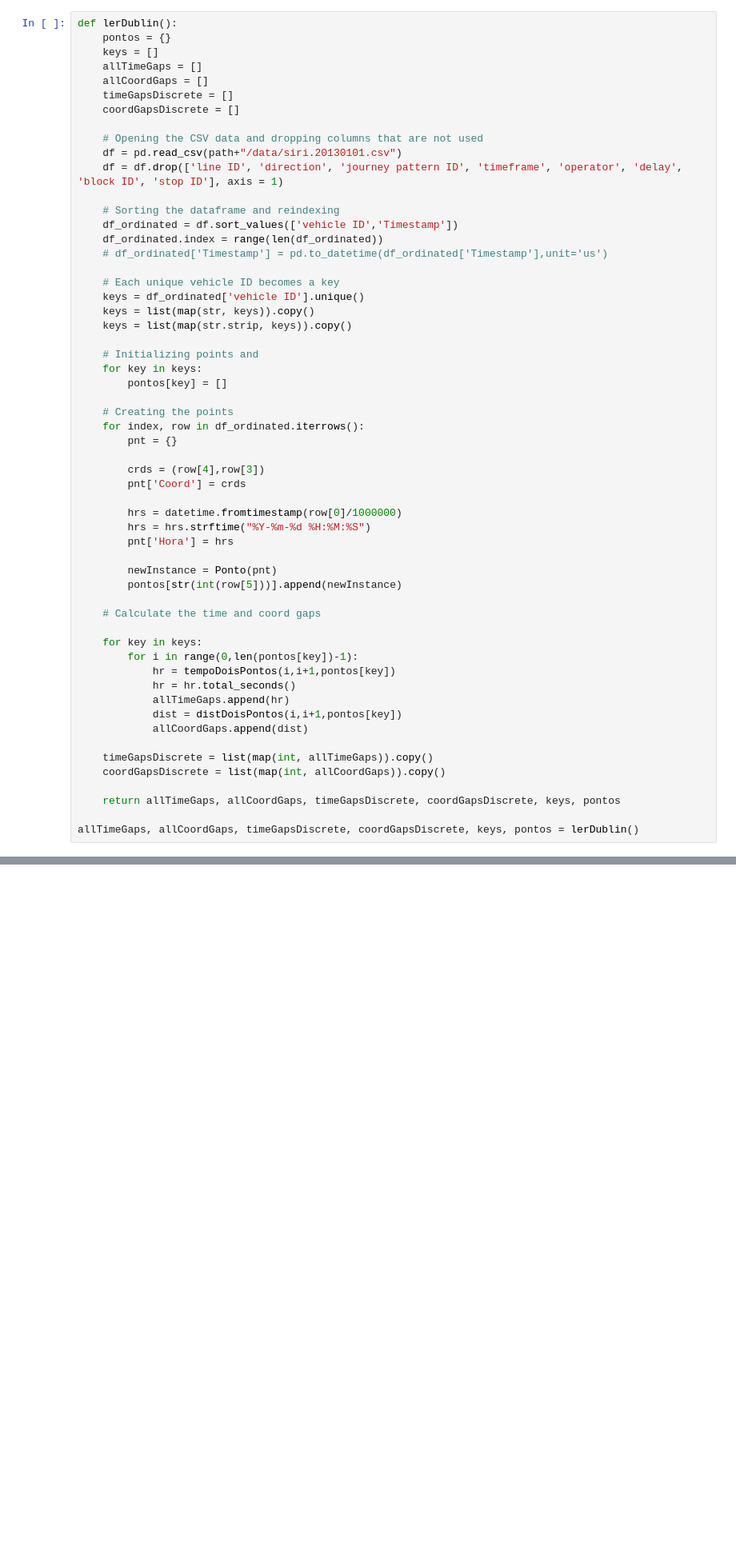
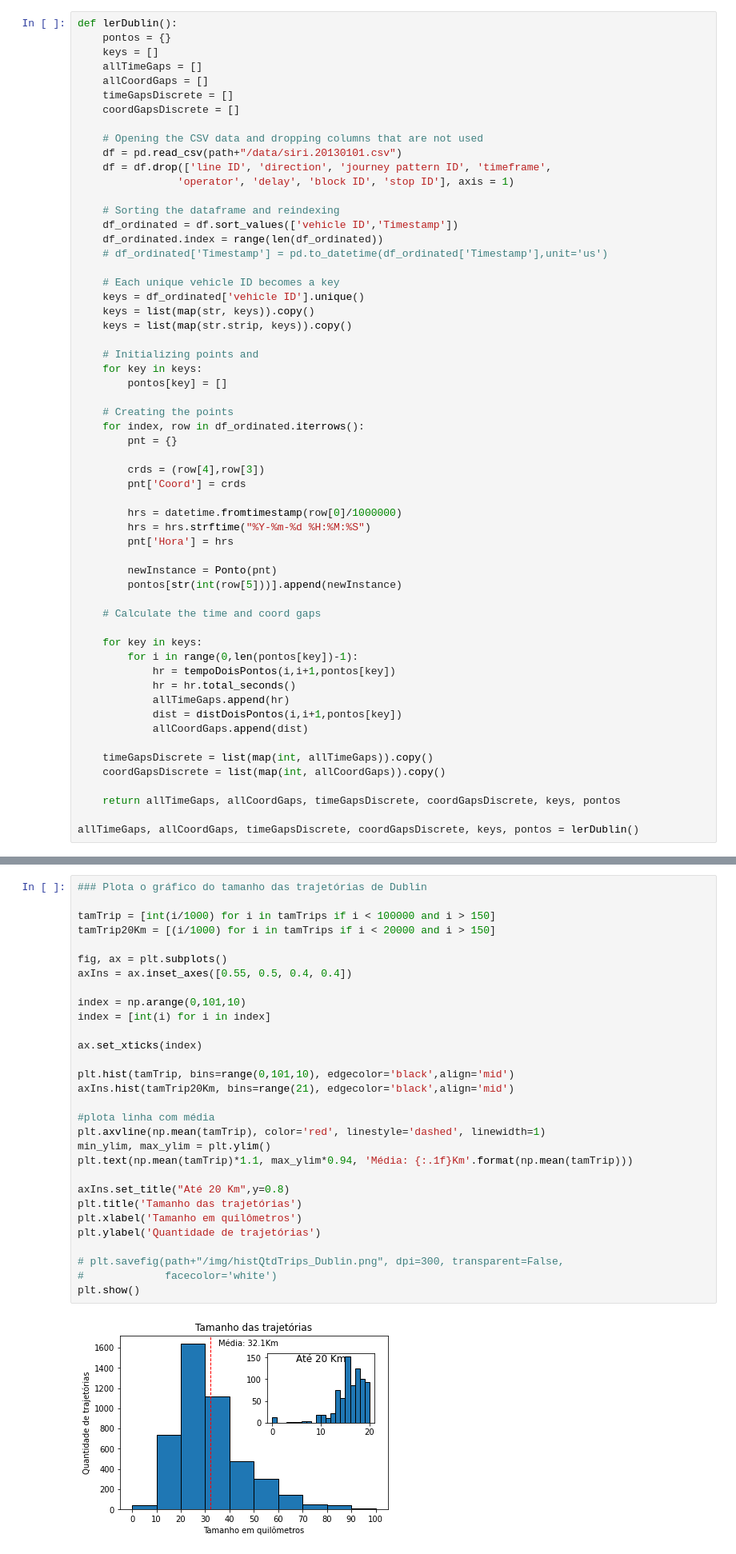
Before and after one commit to TulioNPL/Pesquisa, a Jupyter notebook: jupyter/main.ipynb, the cells around one changed output, grey strips where cells are left out. Shown: that part at 80% size. Cells and saved outputs as stored; diff of their text form; blank space fills up the shorter version.

```diff
--- a/jupyter/main.ipynb
+++ b/jupyter/main.ipynb
@@ -145,7 +139,8 @@ def lerDublin():
 
     # Opening the CSV data and dropping columns that are not used
     df = pd.read_csv(path+"/data/siri.20130101.csv")
-    df = df.drop(['line ID', 'direction', 'journey pattern ID', 'timeframe', 'operator', 'delay', 'block ID', 'stop ID'], axis = 1)
+    df = df.drop(['line ID', 'direction', 'journey pattern ID', 'timeframe',
+                'operator', 'delay', 'block ID', 'stop ID'], axis = 1)
 
     # Sorting the dataframe and reindexing
     df_ordinated = df.sort_values(['vehicle ID','Timestamp'])
@@ -252,0 +334,32 @@ dublinTamTrips()
+# %%
+### Plota o gráfico do tamanho das trajetórias de Dublin
+
+tamTrip = [int(i/1000) for i in tamTrips if i < 100000 and i > 150]
+tamTrip20Km = [(i/1000) for i in tamTrips if i < 20000 and i > 150]
+
+fig, ax = plt.subplots()
+axIns = ax.inset_axes([0.55, 0.5, 0.4, 0.4])
+
+index = np.arange(0,101,10)
+index = [int(i) for i in index]
+
+ax.set_xticks(index)
+
+plt.hist(tamTrip, bins=range(0,101,10), edgecolor='black',align='mid')
+axIns.hist(tamTrip20Km, bins=range(21), edgecolor='black',align='mid')
+
+#plota linha com média
+plt.axvline(np.mean(tamTrip), color='red', linestyle='dashed', linewidth=1)
+min_ylim, max_ylim = plt.ylim()
+plt.text(np.mean(tamTrip)*1.1, max_ylim*0.94, 'Média: {:.1f}Km'.format(np.mean(tamTrip)))
+
+axIns.set_title("Até 20 Km",y=0.8)
+plt.title('Tamanho das trajetórias')
+plt.xlabel('Tamanho em quilômetros')
+plt.ylabel('Quantidade de trajetórias')
+
+# plt.savefig(path+"/img/histQtdTrips_Dublin.png", dpi=300, transparent=False,
+#             facecolor='white')
+plt.show()
+# %% [output]
+[figure, added]
```
Also changed, not shown: parts of 8 cells of this notebook, 2 other files.
